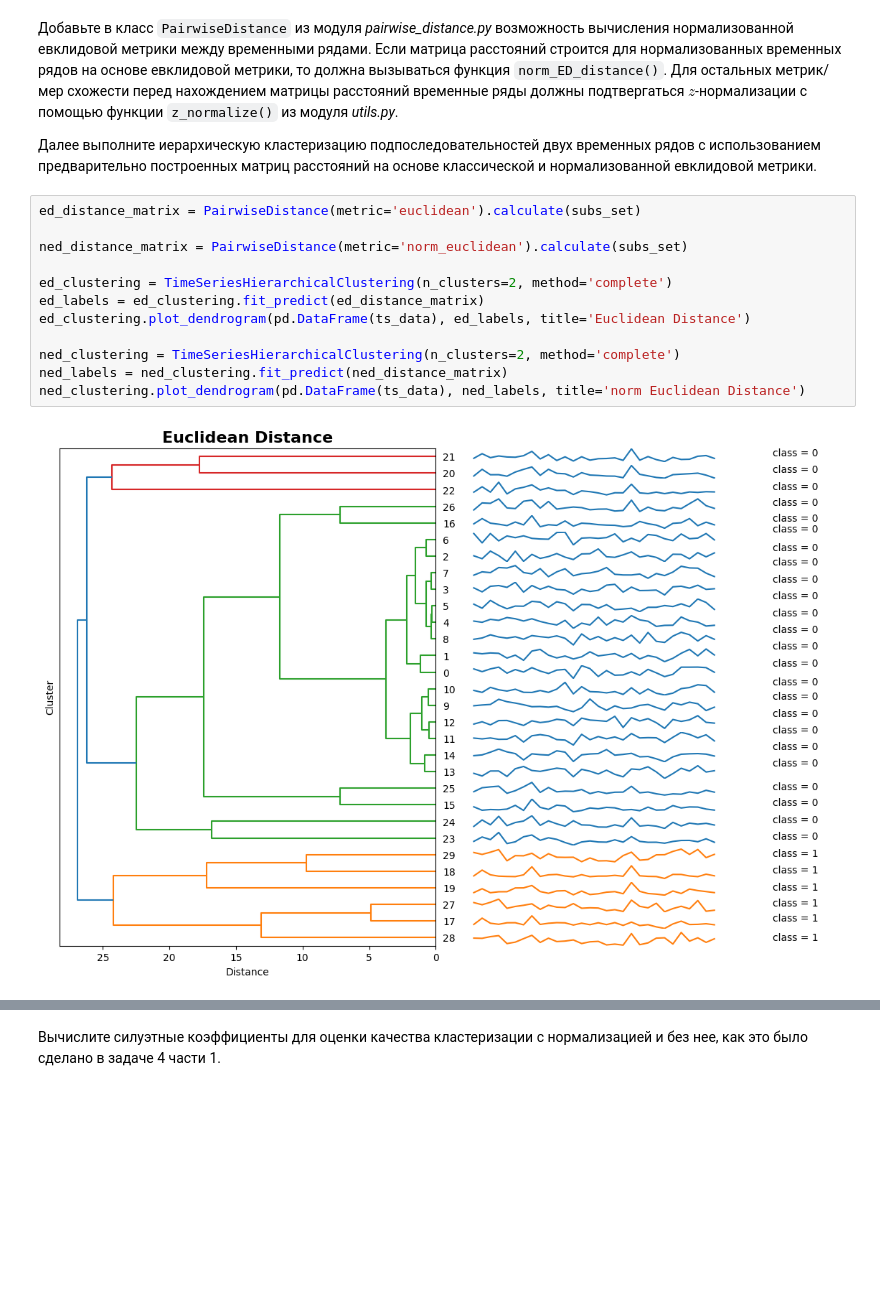
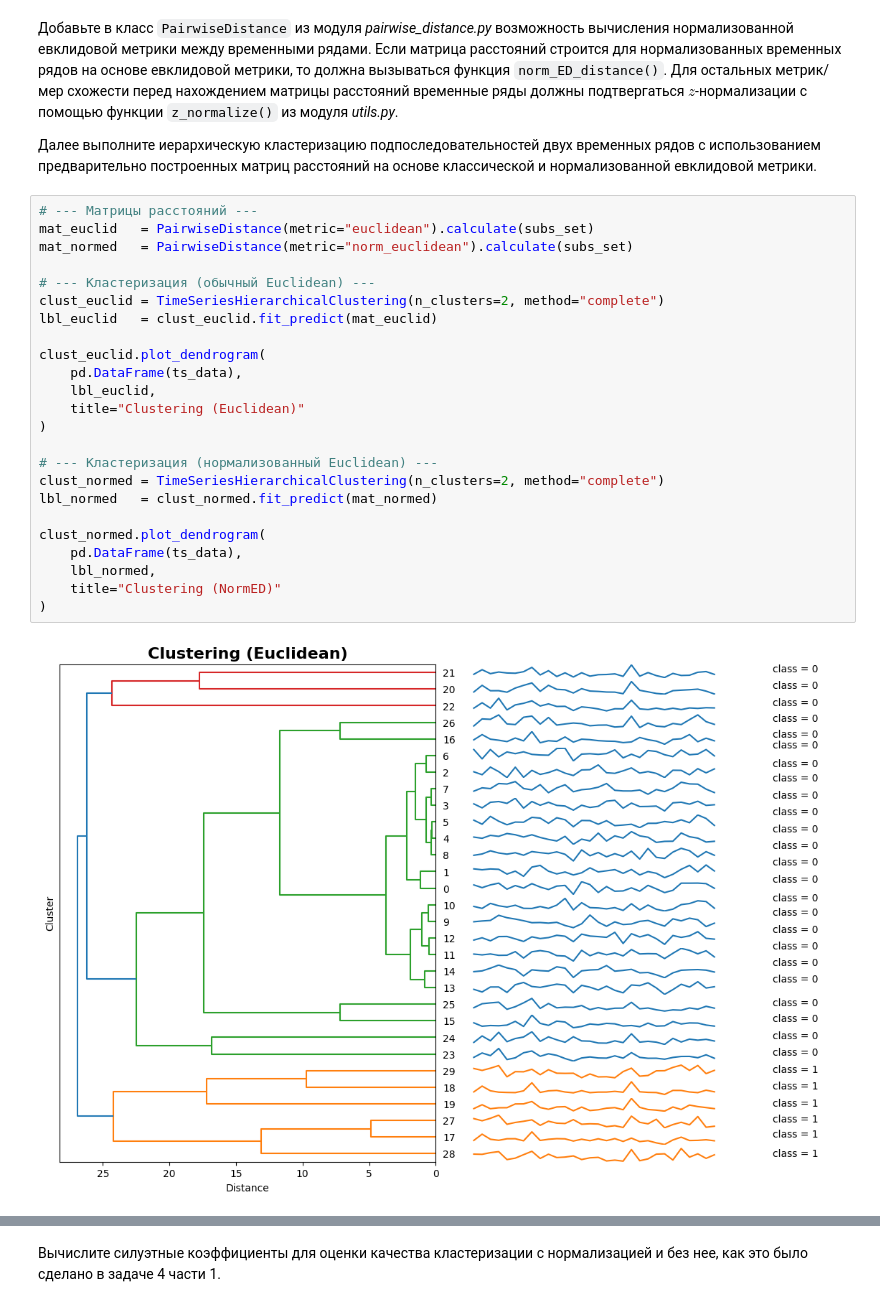
Before and after one commit to KISLICHOK/2025-Sevankaev-TimeSeriesCourse, a Jupyter notebook: practice/01 Basics/01 Basics.ipynb, the cells around one changed output, grey strips where cells are left out. Cells and saved outputs as stored; diff of their text form; blank space fills up the shorter version.

```diff
--- a/practice/01 Basics/01 Basics.ipynb
+++ b/practice/01 Basics/01 Basics.ipynb
@@ -500,16 +411,28 @@ labels = np.array([0]*subs_set1[0:15].shape[0] + [1]*subs_set2[0:15].shape[0])
 
 Далее выполните иерархическую кластеризацию подпоследовательностей двух временных рядов с использованием предварительно построенных матриц расстояний на основе классической и нормализованной евклидовой метрики.
 # %%
-ed_distance_matrix = PairwiseDistance(metric='euclidean').calculate(subs_set)
+# --- Матрицы расстояний ---
+mat_euclid   = PairwiseDistance(metric="euclidean").calculate(subs_set)
+mat_normed   = PairwiseDistance(metric="norm_euclidean").calculate(subs_set)
 
-ned_distance_matrix = PairwiseDistance(metric='norm_euclidean').calculate(subs_set)
+# --- Кластеризация (обычный Euclidean) ---
+clust_euclid = TimeSeriesHierarchicalClustering(n_clusters=2, method="complete")
+lbl_euclid   = clust_euclid.fit_predict(mat_euclid)
 
-ed_clustering = TimeSeriesHierarchicalClustering(n_clusters=2, method='complete')
-ed_labels = ed_clustering.fit_predict(ed_distance_matrix)
-ed_clustering.plot_dendrogram(pd.DataFrame(ts_data), ed_labels, title='Euclidean Distance')
+clust_euclid.plot_dendrogram(
+    pd.DataFrame(ts_data),
+    lbl_euclid,
+    title="Clustering (Euclidean)"
+)
 
-ned_clustering = TimeSeriesHierarchicalClustering(n_clusters=2, method='complete')
-ned_labels = ned_clustering.fit_predict(ned_distance_matrix)
-ned_clustering.plot_dendrogram(pd.DataFrame(ts_data), ned_labels, title='norm Euclidean Distance')
+# --- Кластеризация (нормализованный Euclidean) ---
+clust_normed = TimeSeriesHierarchicalClustering(n_clusters=2, method="complete")
+lbl_normed   = clust_normed.fit_predict(mat_normed)
+
+clust_normed.plot_dendrogram(
+    pd.DataFrame(ts_data),
+    lbl_normed,
+    title="Clustering (NormED)"
+)
 # %% [output]
-[figure, old version]
+[figure, new version]
```
Also changed, not shown: parts of 26 cells of this notebook.
